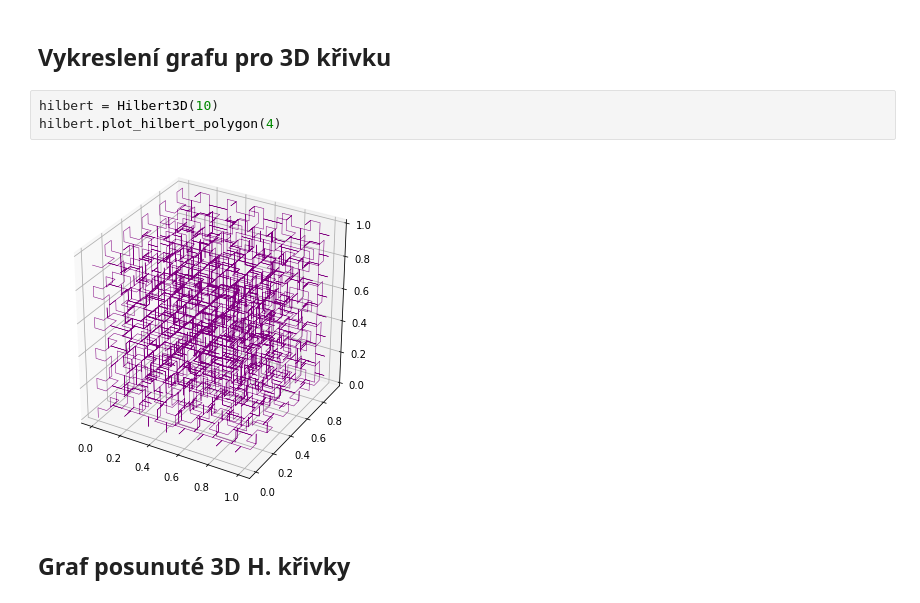
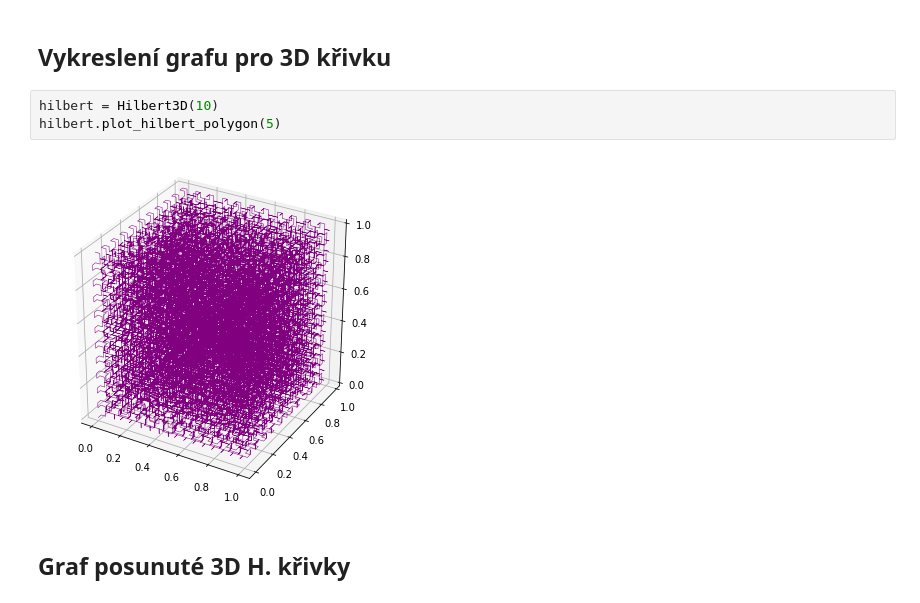
Before and after one commit to NIE0087/BP---prostor-vyplnujici-krivky, a Jupyter notebook: example.ipynb, the cells around one changed output. Cells and saved outputs as stored; diff of their text form.

```diff
--- a/example.ipynb
+++ b/example.ipynb
@@ -188,9 +281,9 @@ Iterace hilbertovy křivky: 16
 ## Vykreslení grafu pro 3D křivku
 # %%
 hilbert = Hilbert3D(10)
-hilbert.plot_hilbert_polygon(4)
+hilbert.plot_hilbert_polygon(5)
 # %% [output]
-[figure, old version]
+[figure, new version]
 # %% [markdown]
 ## Graf posunuté 3D H. křivky
 # %%
```
Also changed, not shown: parts of 8 cells of this notebook, 4 other files.
